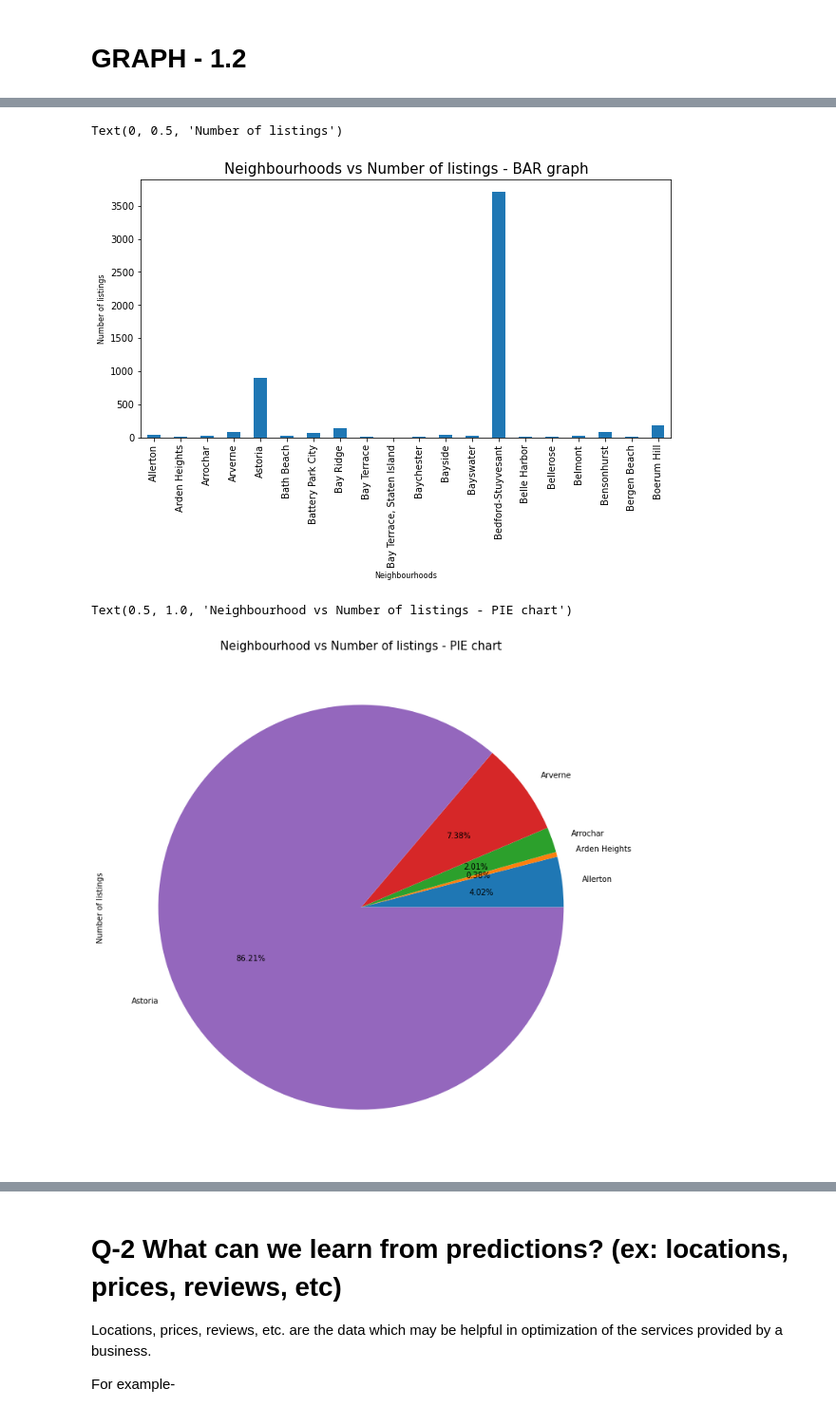
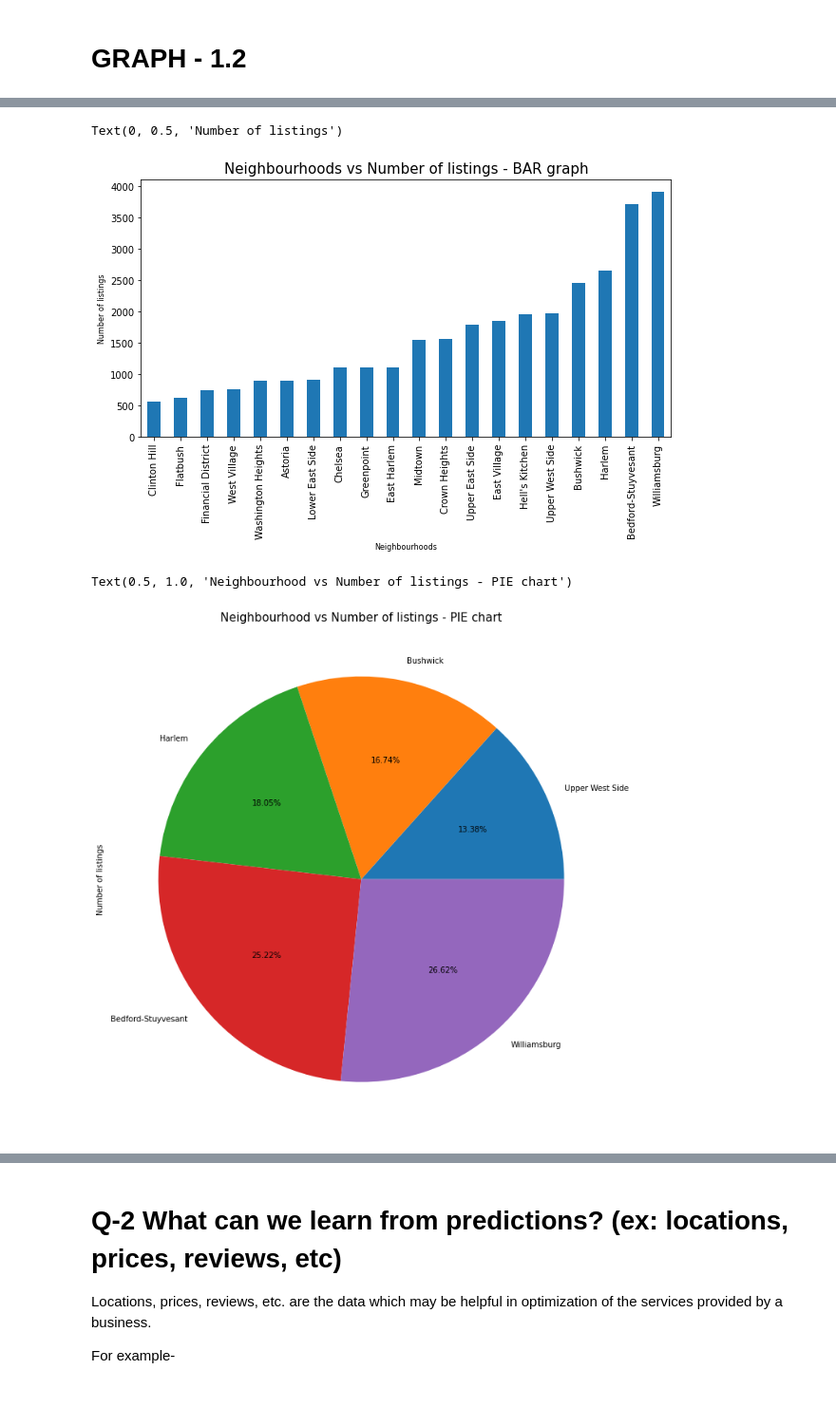
Before and after one commit to 66aadesh/AirBnB-Bookings-EDA, a Jupyter notebook: Copy_of_Airbnb_Bookings_Analysis_Capstone_Project.ipynb, the cells around one changed output, grey strips where cells are left out. Shown at 95% size. Saved outputs shown, nothing was run; the diff lists cells and outputs as text; code cells hidden in the pictures.

```diff
--- a/Copy_of_Airbnb_Bookings_Analysis_Capstone_Project.ipynb
+++ b/Copy_of_Airbnb_Bookings_Analysis_Capstone_Project.ipynb
@@ -239,4 +265,4 @@ hosts_and_areas_neighbourhood.head(10)
 # %%
 # Running groupby on the dataframe.
-hosts_and_areas_neighbourhood_bar=hosts_and_areas_neighbourhood.groupby('neighbourhood')['Number of listings'].count()
+hosts_and_areas_neighbourhood_bar=hosts_and_areas_neighbourhood.groupby('neighbourhood')['Number of listings'].count().sort_values()
 hosts_and_areas_neighbourhood_bar
@@ -257,16 +269,16 @@ Name: Number of listings, Length: 221, dtype: int64
 # %%
 # As it is clear from above, that the dataframe has 221 rows, hence instead of printing all of the data, we will only print the first 20, to get an idea.
-bar_2=hosts_and_areas_neighbourhood_bar.head(20).plot.bar(figsize=(10,5),fontsize=10)
+bar_2=hosts_and_areas_neighbourhood_bar.tail(20).plot.bar(figsize=(10,5),fontsize=10)
 bar_2.set_title("Neighbourhoods vs Number of listings - BAR graph", fontsize=15)
 bar_2.set_xlabel("Neighbourhoods", fontsize=8)
 bar_2.set_ylabel("Number of listings", fontsize=8)
 # %% [output]
 Text(0, 0.5, 'Number of listings')
-[figure, old version]
+[figure, new version]
 # %%
 # We can also print a pie chart to represent the aobve data.
-pie_2=hosts_and_areas_neighbourhood_bar.head(5).plot.pie(figsize=(20,12), fontsize=10,autopct='%1.2f%%')
+pie_2=hosts_and_areas_neighbourhood_bar.tail(5).plot.pie(figsize=(20,12), fontsize=10,autopct='%1.2f%%')
 pie_2.set_title("Neighbourhood vs Number of listings - PIE chart", fontsize=15)
 # %% [output]
 Text(0.5, 1.0, 'Neighbourhood vs Number of listings - PIE chart')
-[figure, old version]
+[figure, new version]
```
Also changed, not shown: parts of 39 cells of this notebook.
